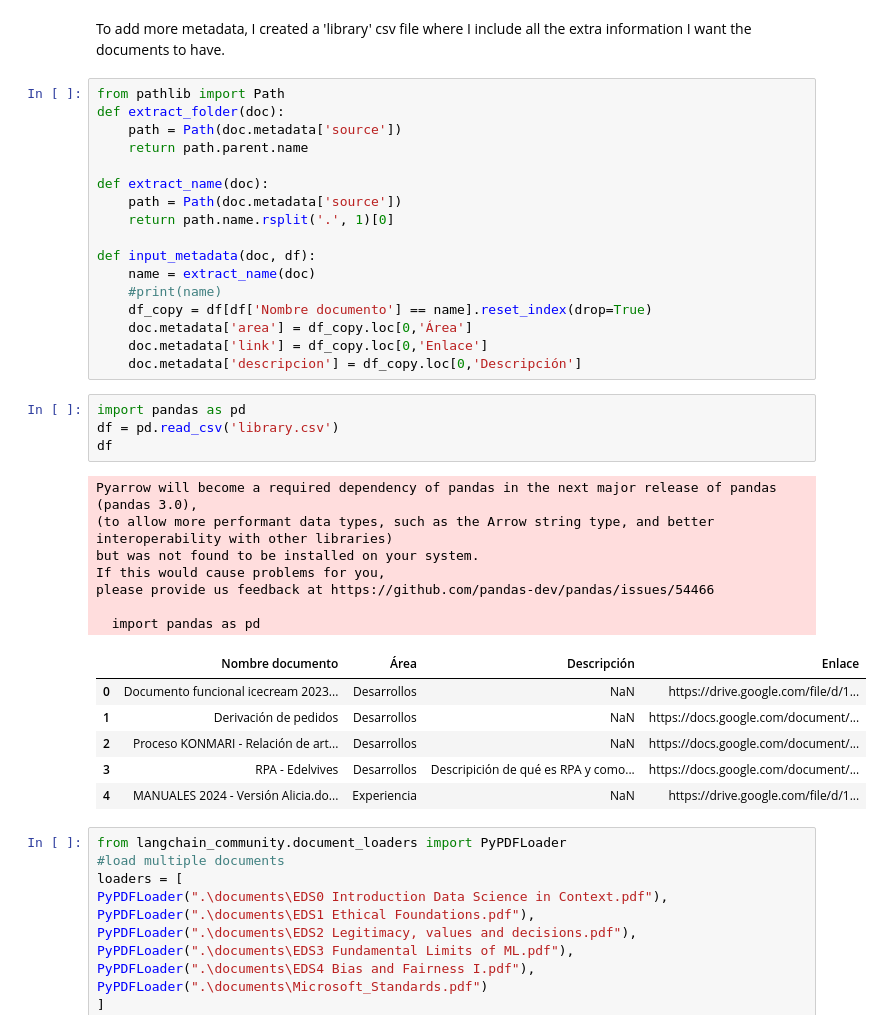
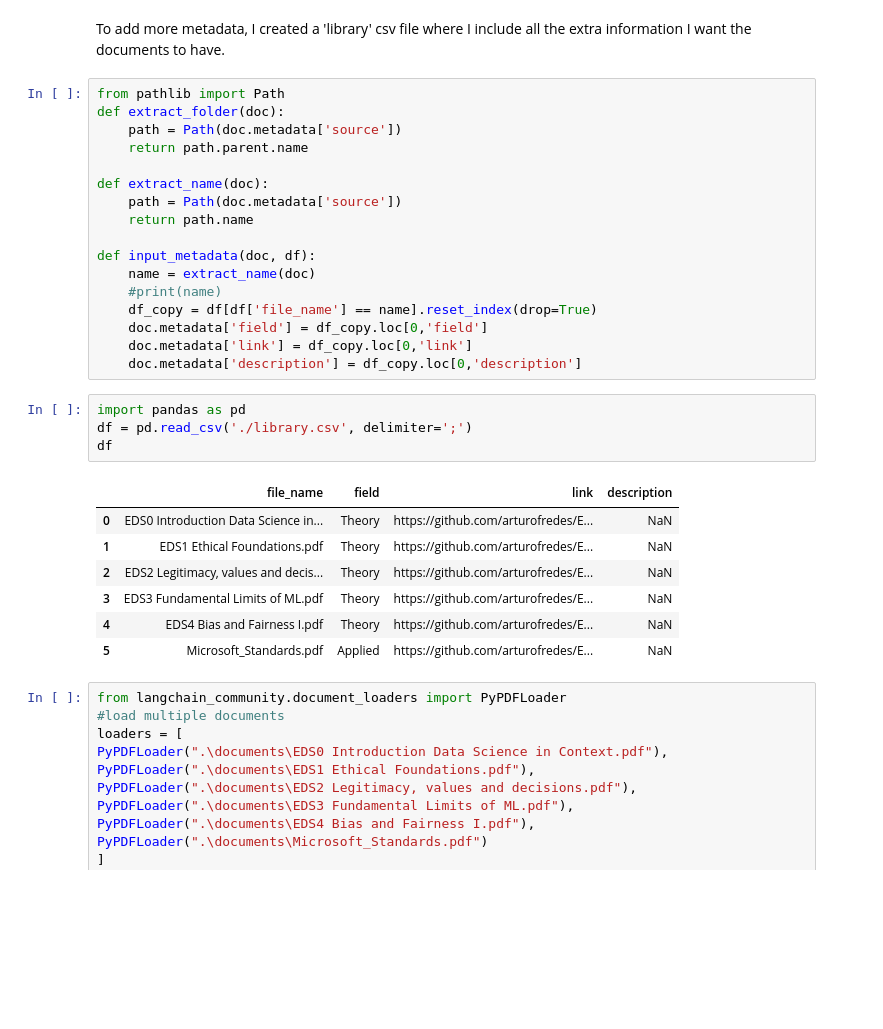
Before and after one commit to arturofredes/Ethical_AI_RAG, a Jupyter notebook: chatbot.ipynb, the cells around one changed output. Cells and saved outputs as stored; diff of their text form; blank space fills up the shorter version.

```diff
--- a/chatbot.ipynb
+++ b/chatbot.ipynb
@@ -21,33 +21,27 @@ def extract_folder(doc):
 
 def extract_name(doc):
     path = Path(doc.metadata['source'])
-    return path.name.rsplit('.', 1)[0]
+    return path.name
 
 def input_metadata(doc, df):
     name = extract_name(doc)
     #print(name)
-    df_copy = df[df['Nombre documento'] == name].reset_index(drop=True)
-    doc.metadata['area'] = df_copy.loc[0,'Área']
-    doc.metadata['link'] = df_copy.loc[0,'Enlace']
-    doc.metadata['descripcion'] = df_copy.loc[0,'Descripción']
+    df_copy = df[df['file_name'] == name].reset_index(drop=True)
+    doc.metadata['field'] = df_copy.loc[0,'field']
+    doc.metadata['link'] = df_copy.loc[0,'link']
+    doc.metadata['description'] = df_copy.loc[0,'description']
 # %%
 import pandas as pd
-df = pd.read_csv('library.csv')
+df = pd.read_csv('./library.csv', delimiter=';')
 df
 # %% [output]
-Pyarrow will become a required dependency of pandas in the next major release of pandas (pandas 3.0),
-(to allow more performant data types, such as the Arrow string type, and better interoperability with other libraries)
-but was not found to be installed on your system.
-If this would cause problems for you,
-please provide us feedback at https://github.com/pandas-dev/pandas/issues/54466
-
-  import pandas as pd
-|  | Nombre documento | Área | Descripción | Enlace |
-| 0 | Documento funcional icecream 2023... | Desarrollos | NaN | https://drive.google.com/file/d/1... |
-| 1 | Derivación de pedidos | Desarrollos | NaN | https://docs.google.com/document/... |
-| 2 | Proceso KONMARI - Relación de art... | Desarrollos | NaN | https://docs.google.com/document/... |
-| 3 | RPA - Edelvives | Desarrollos | Descripición de qué es RPA y como... | https://docs.google.com/document/... |
-| 4 | MANUALES 2024 - Versión Alicia.do... | Experiencia | NaN | https://drive.google.com/file/d/1... |
+|  | file_name | field | link | description |
+| 0 | EDS0 Introduction Data Science in... | Theory | https://github.com/arturofredes/E... | NaN |
+| 1 | EDS1 Ethical Foundations.pdf | Theory | https://github.com/arturofredes/E... | NaN |
+| 2 | EDS2 Legitimacy, values and decis... | Theory | https://github.com/arturofredes/E... | NaN |
+| 3 | EDS3 Fundamental Limits of ML.pdf | Theory | https://github.com/arturofredes/E... | NaN |
+| 4 | EDS4 Bias and Fairness I.pdf | Theory | https://github.com/arturofredes/E... | NaN |
+| 5 | Microsoft_Standards.pdf | Applied | https://github.com/arturofredes/E... | NaN |
 # %%
 from langchain_community.document_loaders import PyPDFLoader
 #load multiple documents
```
Also changed, not shown: parts of 43 cells of this notebook, 10 other files.
